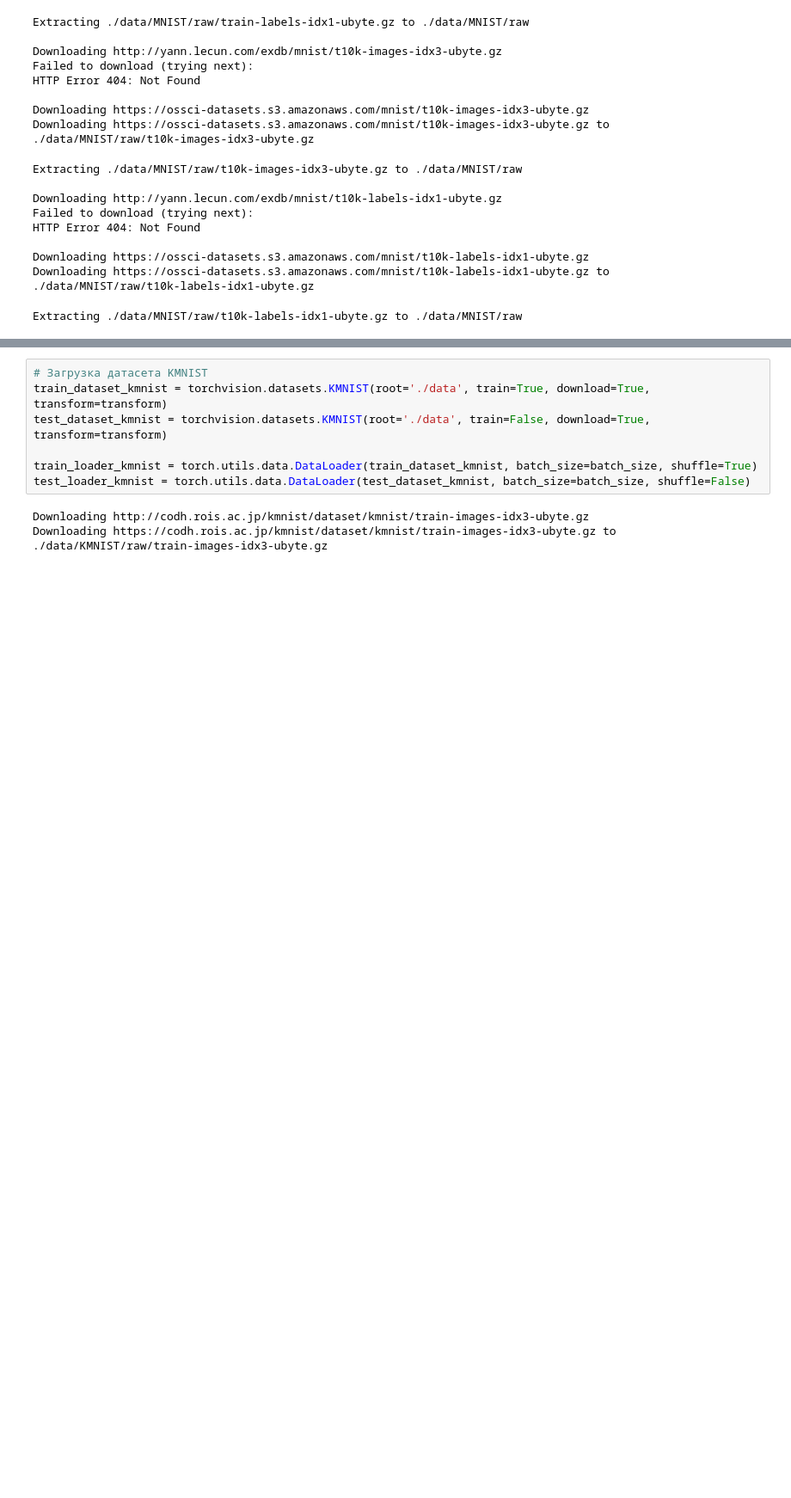
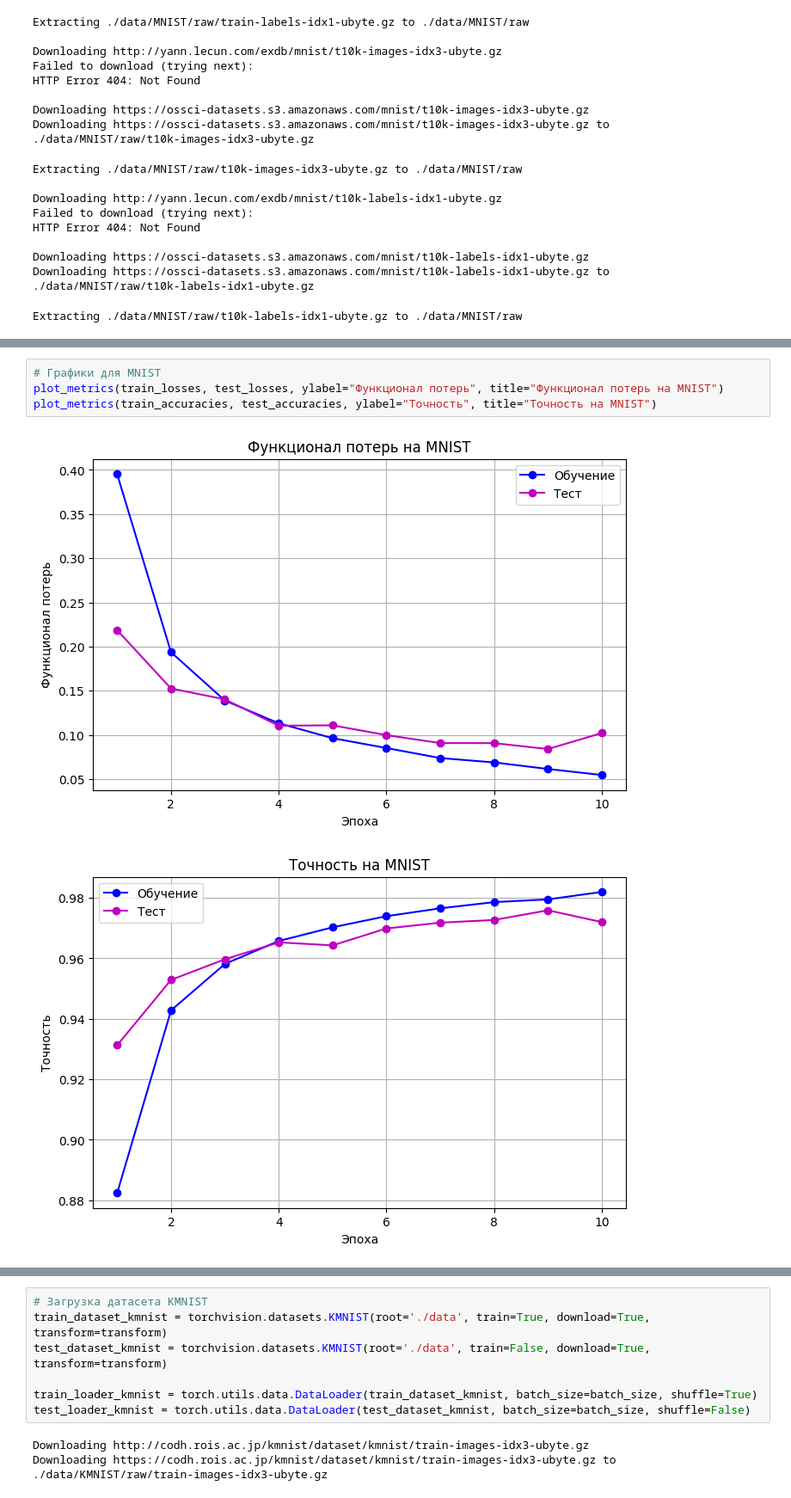
Before and after one commit to berberberk/timl-ss-2025, a Jupyter notebook: TIML1_FCNN.ipynb, the cells around one changed output, grey strips where cells are left out. Shown at 86% size. Drawn from its saved outputs; the diff is of its cells as text; blank space fills up the shorter version.

```diff
--- a/TIML1_FCNN.ipynb
+++ b/TIML1_FCNN.ipynb
@@ -249,0 +244,7 @@ plot_misclassified(model_mnist, test_loader_mnist, device, num_images=12)
+# %%
+# Графики для MNIST
+plot_metrics(train_losses, test_losses, ylabel="Функционал потерь", title="Функционал потерь на MNIST")
+plot_metrics(train_accuracies, test_accuracies, ylabel="Точность", title="Точность на MNIST")
+# %% [output]
+[figure, added]
+[figure, added]
```
Also changed, not shown: parts of 19 cells of this notebook.
